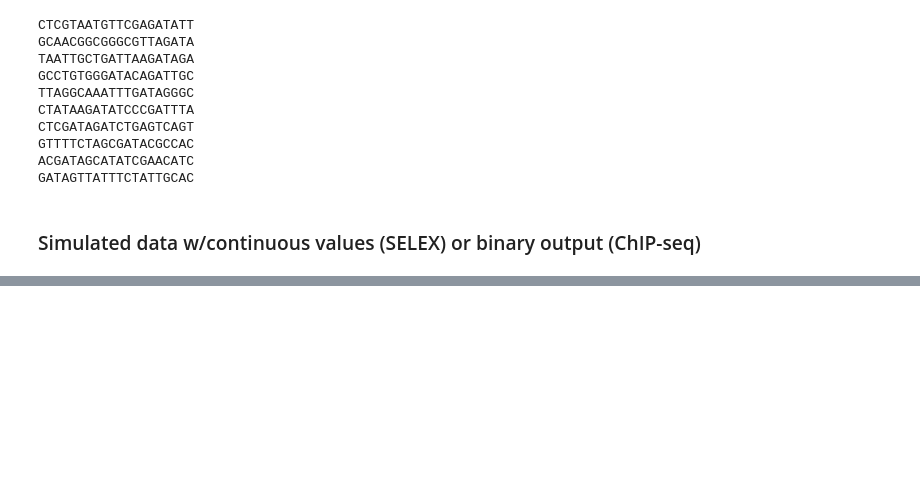
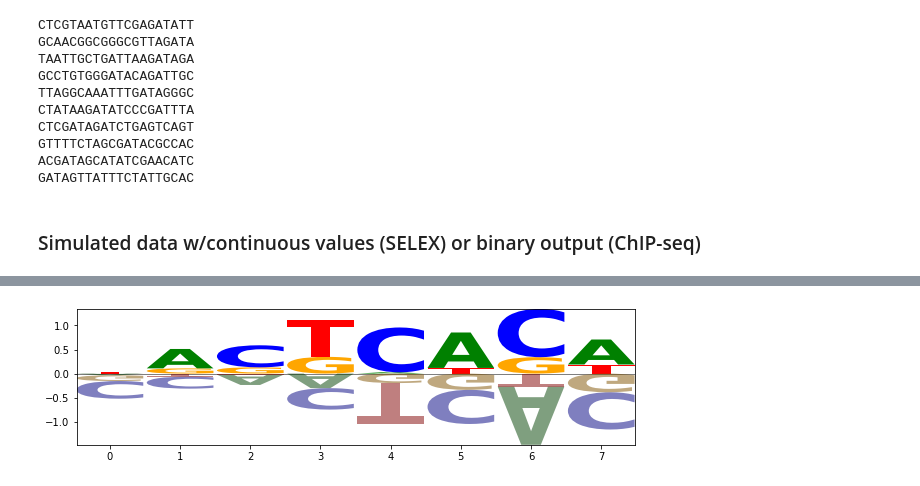
Before and after one commit to theislab/mubind, a Jupyter notebook: notebooks/03_test_modules.ipynb, the cells around one changed output, grey strips where cells are left out. Cells and saved outputs as stored; diff of their text form; code cells hidden in the pictures; blank space fills up the shorter version.

```diff
--- a/notebooks/03_test_modules.ipynb
+++ b/notebooks/03_test_modules.ipynb
@@ -71,0 +211,5 @@ x1[:20], y1[:20]
+# %%
+# I had to use a smaller learning rate than for 10 samples, because otherwise the loss wouldn't go down at all
+# However, also with this, it needed thousands of epochs for the loss to go down a little bit.
+# optimiser = topti.Adam(net.parameters(), lr=0.0001)
+mb.tl.train_network(net, train_100_loader, device, optimiser, criterion, num_epochs=100)
@@ -71,0 +234,4 @@ x1[:20], y1[:20]
+# %%
+mb.tl.create_logo(net)
+# %% [output]
+[figure, added]
```
Also changed, not shown: parts of 36 cells of this notebook, 2 other files.
